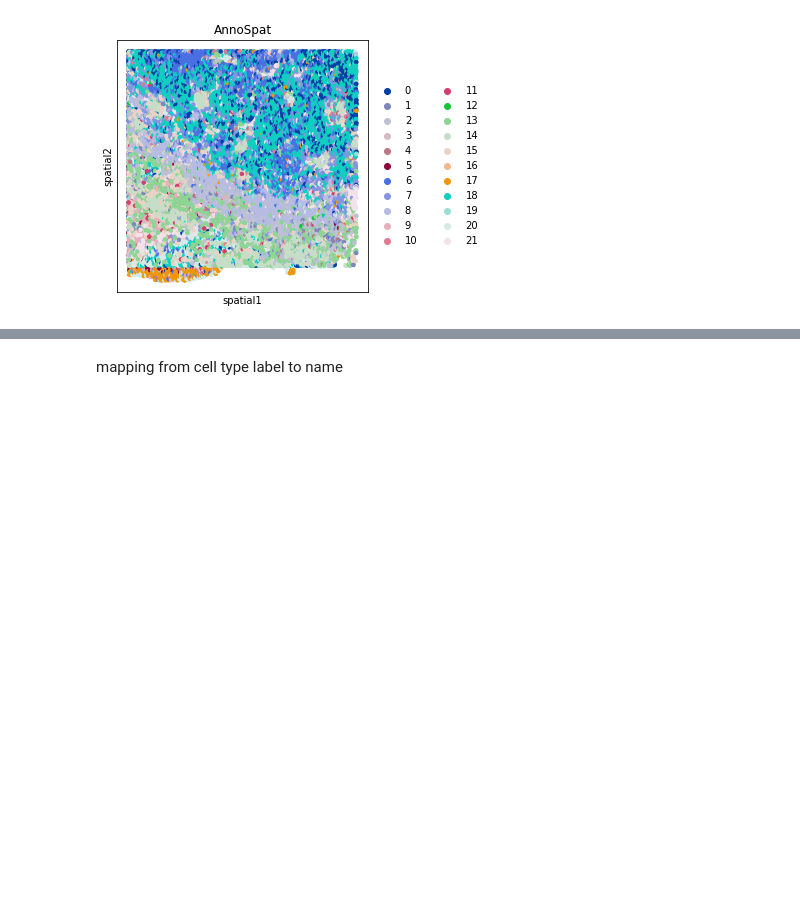
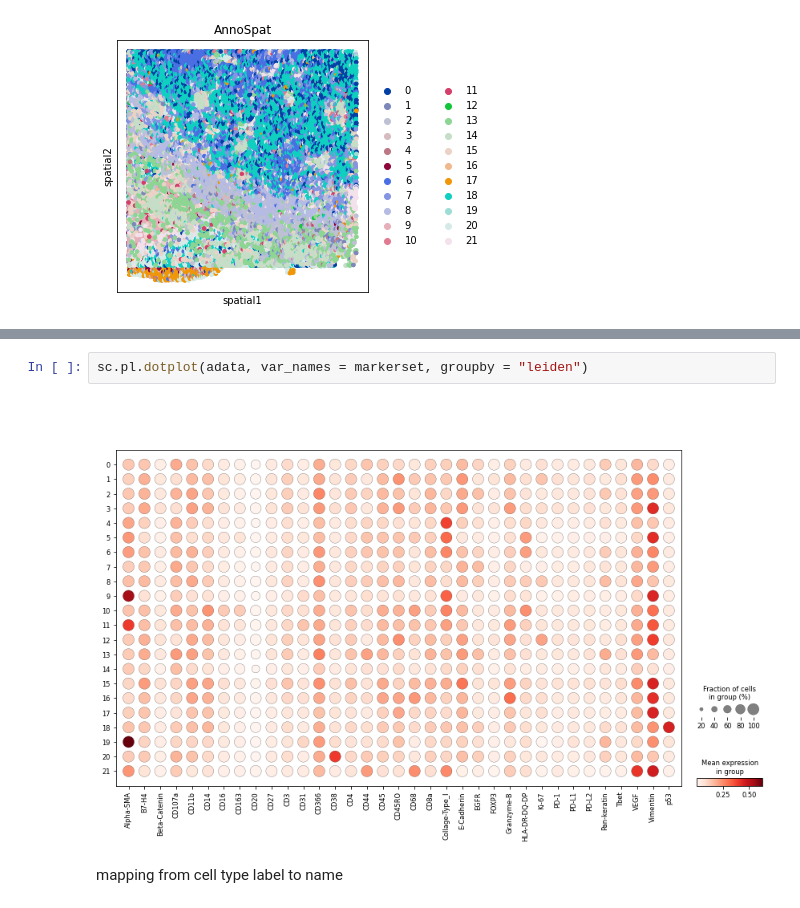
Before and after one commit to Schumacher-group/IMC_TNBC_analysis, a Jupyter notebook: post_processing.ipynb, the cells around one changed output, grey strips where cells are left out. Drawn from its saved outputs; the diff is of its cells as text; blank space fills up the shorter version.

```diff
--- a/post_processing.ipynb
+++ b/post_processing.ipynb
@@ -90,3 +98,7 @@ WARNING: Please specify a valid `library_id` or set it permanently in `adata.uns
+# %%
+sc.pl.dotplot(adata, var_names = markerset, groupby = "leiden")
+# %% [output]
+[figure, added]
 # %% [markdown]
 mapping from cell type label to name
 # %%
```
Also changed, not shown: parts of 10 cells of this notebook.
